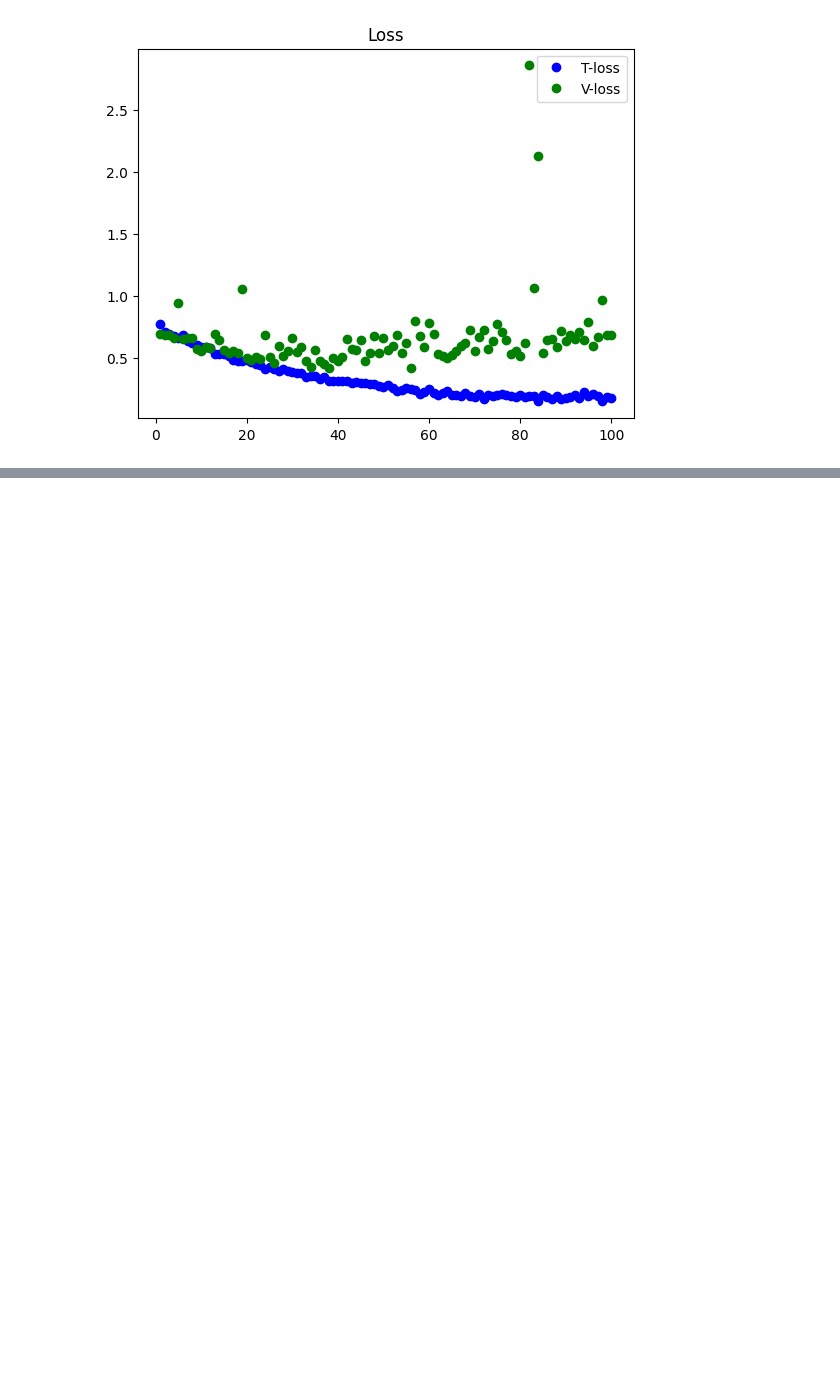
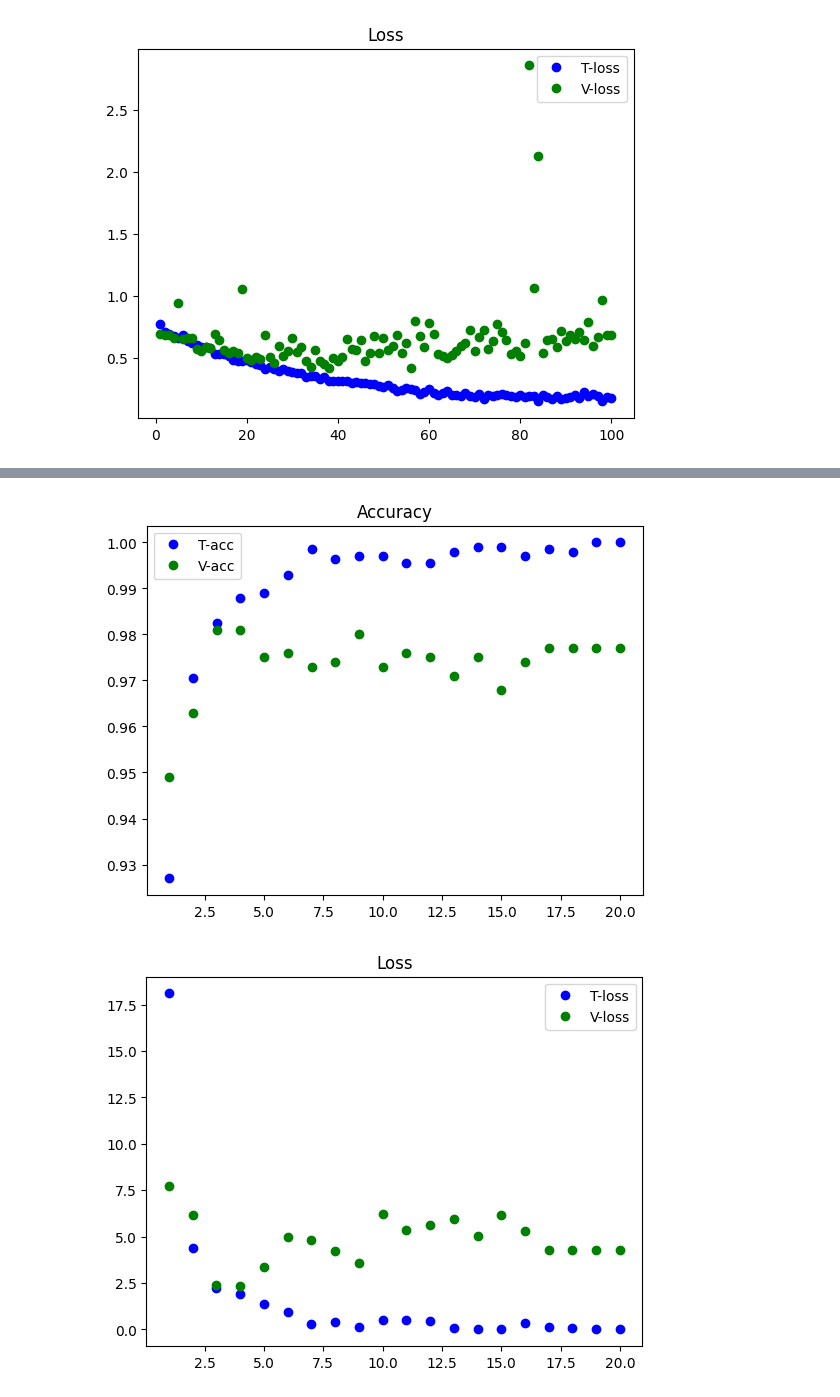
Before and after one commit to evizitei/deep_learning_with_python_book, a Jupyter notebook: notebooks/CatVsDog.ipynb, the cells around one changed output, grey strips where cells are left out. Cells and saved outputs as stored; diff of their text form; code cells hidden in the pictures; blank space fills up the shorter version.

Commit message:
feature extraction checkpoint

```diff
--- a/notebooks/CatVsDog.ipynb
+++ b/notebooks/CatVsDog.ipynb
@@ -233,5 +233,5 @@ plt.show()
 [figure]
 [figure]
 # %%
-test_model = keras.models.load_model("assets/convnet_from_scratch")
+test_model = keras.models.load_model("assets/convnet_with_data_aug")
 test_loss, test_acc = test_model.evaluate(clean_test_dataset)
@@ -237,0 +250,6 @@ test_loss, test_acc = test_model.evaluate(clean_test_dataset)
+# %%
+conv_base = keras.applications.vgg16.VGG16(
+    weights="imagenet",
+    include_top=False,
+    input_shape=(180,180,3)
+)
@@ -237,0 +349,19 @@ test_loss, test_acc = test_model.evaluate(clean_test_dataset)
+# %%
+train_pp_features.shape
+inputs = keras.Input(shape=(5,5,512))
+x = layers.Flatten()(inputs)
+x = layers.Dense(256)(x)
+x = layers.Dropout(0.5)(x)
+outputs = layers.Dense(1, activation="sigmoid")(x)
+model = keras.Model(inputs, outputs)
+model.compile(loss="binary_crossentropy", optimizer="rmsprop", metrics=["accuracy"])
+callbacks = [
+    keras.callbacks.ModelCheckpoint(
+        filepath="assets/feature_extraction",
+        save_best_only=True,
+        monitor="val_loss"
+    )
+]
+history = model.fit(train_pp_features, train_pp_labels, epochs=20,
+                    validation_data=(val_pp_features, val_pp_labels),
+                    callbacks=callbacks)
@@ -237,0 +397,19 @@ test_loss, test_acc = test_model.evaluate(clean_test_dataset)
+# %%
+accuracy = history.history["accuracy"]
+val_accuracy = history.history["val_accuracy"]
+loss = history.history['loss']
+val_loss = history.history['val_loss']
+epochs = range(1, len(accuracy) + 1)
+plt.plot(epochs, accuracy, "bo", label="T-acc")
+plt.plot(epochs, val_accuracy, "go", label="V-acc")
+plt.title("Accuracy")
+plt.legend()
+plt.figure()
+plt.plot(epochs, loss, "bo", label="T-loss")
+plt.plot(epochs, val_loss, "go", label="V-loss")
+plt.title("Loss")
+plt.legend()
+plt.show()
+# %% [output]
+[figure, added]
+[figure, added]
```
Also changed, not shown: parts of 7 cells of this notebook.
